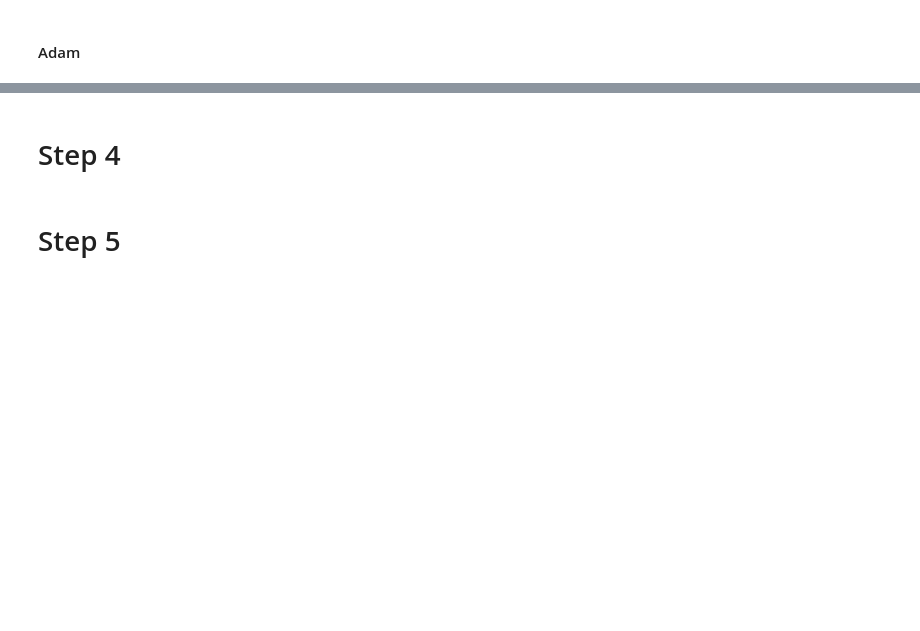
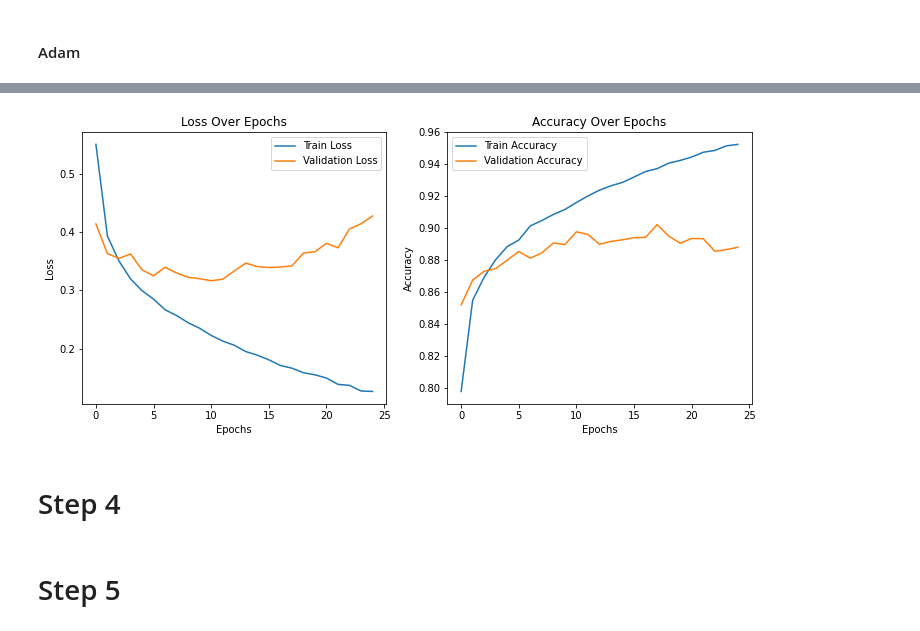
Before and after one commit to alex-abrehforoush/Homework, a Jupyter notebook: 9th sem/Deep Learning/2/Practical/DL_Homework2.ipynb, the cells around one changed output, grey strips where cells are left out. Saved outputs shown, nothing was run; the diff lists cells and outputs as text; code cells hidden in the pictures; blank space fills up the shorter version.

```diff
--- a/9th sem/Deep Learning/2/Practical/DL_Homework2.ipynb
+++ b/9th sem/Deep Learning/2/Practical/DL_Homework2.ipynb
@@ -352,7 +358,7 @@ model_adam = MySimpleNN().cuda()
 optimizer_adam = optim.Adam(model_adam.parameters(), lr=0.001)
 # %%
 # Train the model
-print("Training with momentum (GD with momentum)")
-train_losses, train_accuracies, val_losses, val_accuracies = trainNN(
-    model_momentum, optimizer_momentum, criterion, train_loader, val_loader
+print("Training with Adam")
+train_losses_adam, train_accuracies_adam, val_losses_adam, val_accuracies_adam = trainNN(
+    model_adam, optimizer_adam, criterion, train_loader, val_loader
 )
@@ -359,26 +383,28 @@ train_losses, train_accuracies, val_losses, val_accuracies = trainNN(
 # %%
 # Plotting
 plt.figure(figsize=(12, 5))
 
 # Plot training and validation loss
 plt.subplot(1, 2, 1)
-plt.plot(train_losses, label='Train Loss')
-plt.plot(val_losses, label='Validation Loss')
+plt.plot(train_losses_adam, label='Train Loss')
+plt.plot(val_losses_adam, label='Validation Loss')
 plt.title('Loss Over Epochs')
 plt.xlabel('Epochs')
 plt.ylabel('Loss')
 plt.legend()
 
 # Plot training and validation accuracy
 plt.subplot(1, 2, 2)
-plt.plot(train_accuracies, label='Train Accuracy')
-plt.plot(val_accuracies, label='Validation Accuracy')
+plt.plot(train_accuracies_adam, label='Train Accuracy')
+plt.plot(val_accuracies_adam, label='Validation Accuracy')
 plt.title('Accuracy Over Epochs')
 plt.xlabel('Epochs')
 plt.ylabel('Accuracy')
 plt.legend()
 
 plt.show()
+# %% [output]
+[figure, added]
 # %% [markdown]
 # Step 4
 # %% [markdown]
```
Also changed, not shown: parts of 8 cells of this notebook.
